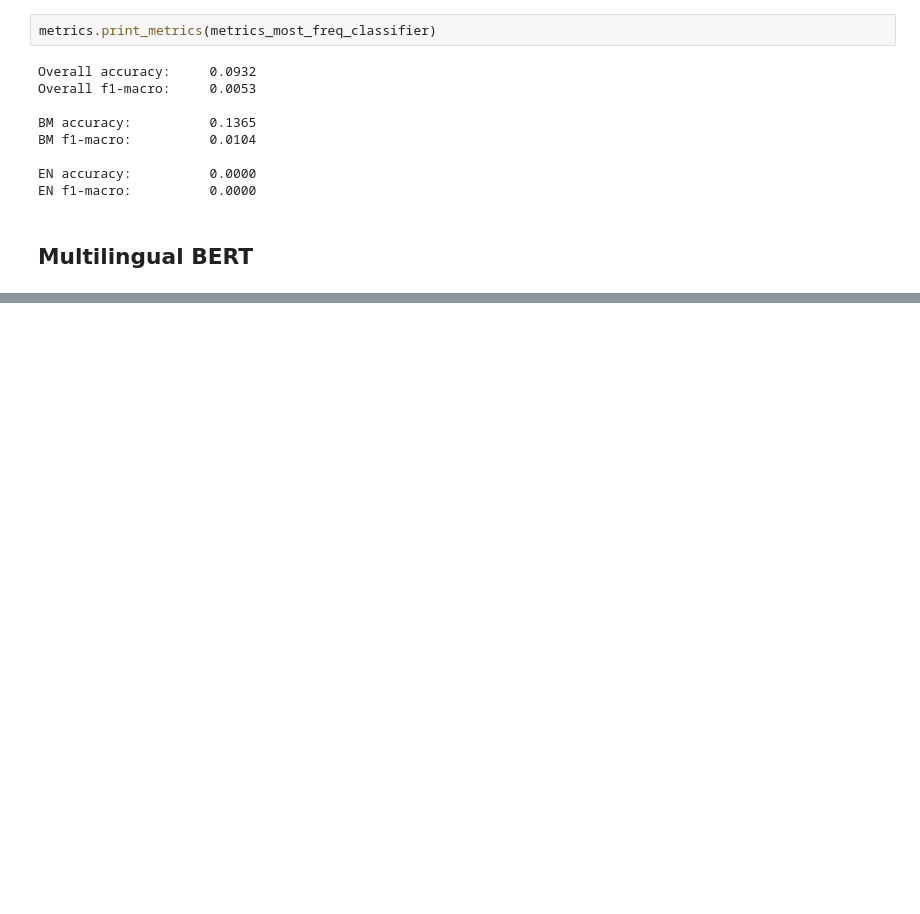
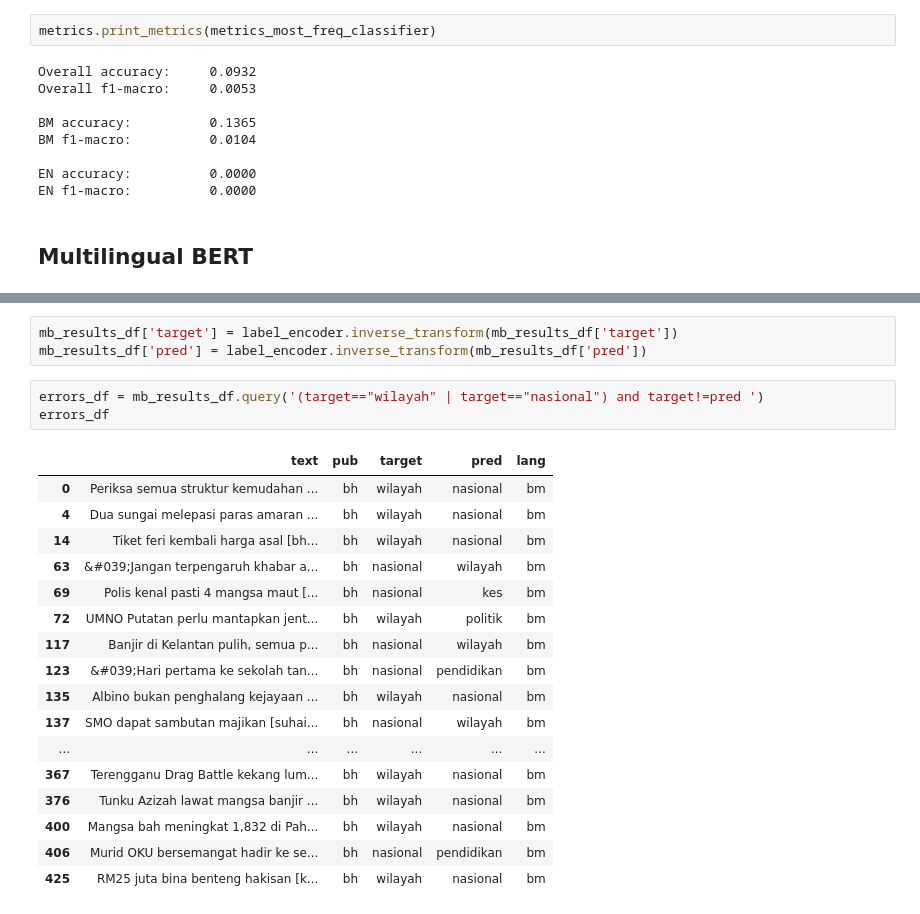
Before and after one commit to hsm207/mpd, a Jupyter notebook: notebooks/mpd_assessment.ipynb, the cells around one changed output, grey strips where cells are left out. Saved outputs shown, nothing was run; the diff lists cells and outputs as text; blank space fills up the shorter version.

```diff
--- a/notebooks/mpd_assessment.ipynb
+++ b/notebooks/mpd_assessment.ipynb
@@ -229,0 +289,24 @@ EN f1-macro:          0.0000
+# %%
+mb_results_df['target'] = label_encoder.inverse_transform(mb_results_df['target'])
+mb_results_df['pred'] = label_encoder.inverse_transform(mb_results_df['pred'])
+# %%
+errors_df = mb_results_df.query('(target=="wilayah" | target=="nasional") and target!=pred ')
+errors_df
+# %% [output]
+|  | text | pub | target | pred | lang |
+| 0 | Periksa semua struktur kemudahan ... | bh | wilayah | nasional | bm |
+| 4 | Dua sungai melepasi paras amaran ... | bh | wilayah | nasional | bm |
+| 14 | Tiket feri kembali harga asal [bh... | bh | wilayah | nasional | bm |
+| 63 | &#039;Jangan terpengaruh khabar a... | bh | nasional | wilayah | bm |
+| 69 | Polis kenal pasti 4 mangsa maut [... | bh | nasional | kes | bm |
+| 72 | UMNO Putatan perlu mantapkan jent... | bh | wilayah | politik | bm |
+| 117 | Banjir di Kelantan pulih, semua p... | bh | nasional | wilayah | bm |
+| 123 | &#039;Hari pertama ke sekolah tan... | bh | nasional | pendidikan | bm |
+| 135 | Albino bukan penghalang kejayaan ... | bh | wilayah | nasional | bm |
+| 137 | SMO dapat sambutan majikan [suhai... | bh | nasional | wilayah | bm |
+| ... | ... | ... | ... | ... | ... |
+| 367 | Terengganu Drag Battle kekang lum... | bh | wilayah | nasional | bm |
+| 376 | Tunku Azizah lawat mangsa banjir ... | bh | wilayah | nasional | bm |
+| 400 | Mangsa bah meningkat 1,832 di Pah... | bh | wilayah | nasional | bm |
+| 406 | Murid OKU bersemangat hadir ke se... | bh | nasional | pendidikan | bm |
+| 425 | RM25 juta bina benteng hakisan [k... | bh | wilayah | nasional | bm |
```
Also changed, not shown: parts of 23 cells of this notebook.
